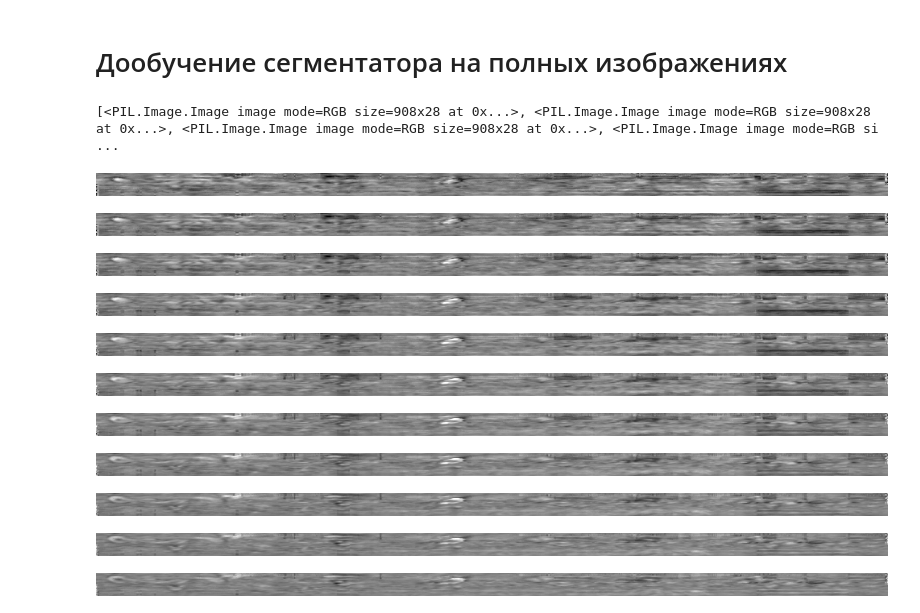
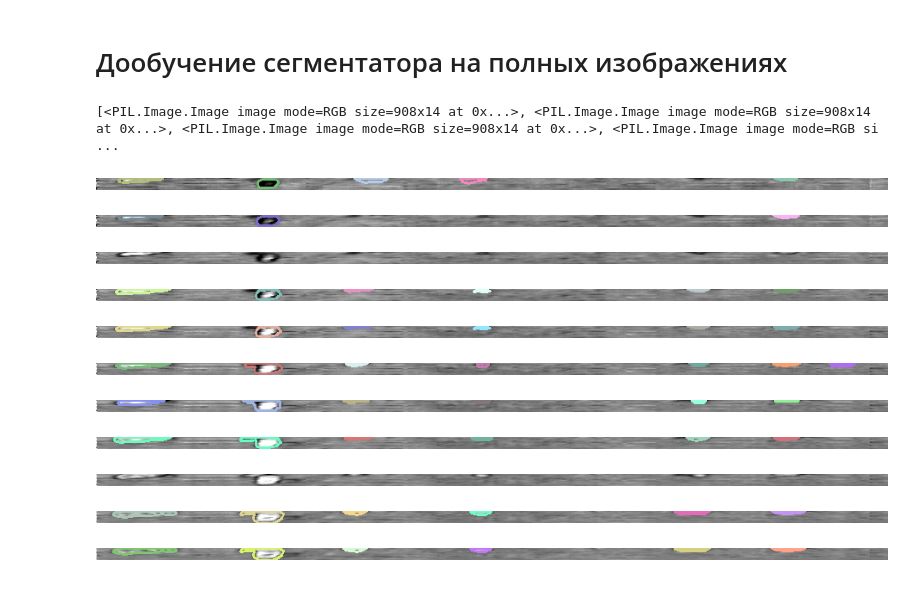
Before and after one commit to EHAT32/manioka, a Jupyter notebook: finetune_seg.ipynb, the cells around one changed output. Cells and saved outputs as stored; diff of their text form; code cells hidden in the pictures.

```diff
--- a/finetune_seg.ipynb
+++ b/finetune_seg.ipynb
@@ -36,24 +36,25 @@ dataset = RootVolumeDataset(csv_path=train_path,
                             target_height=params['height'],
                             label_root="train_labels/",
                             device=device,
-                            pre_segment=False)
+                            pre_segment=False,
+                            full_img=False)
 # %%
 print(dataset[0]["images"])
 # %% [output]
-[<PIL.Image.Image image mode=RGB size=908x28 at 0x...>, <PIL.Image.Image image mode=RGB size=908x28 at 0x...>, <PIL.Image.Image image mode=RGB size=908x28 at 0x...>, <PIL.Image.Image image mode=RGB si ...
+[<PIL.Image.Image image mode=RGB size=908x14 at 0x...>, <PIL.Image.Image image mode=RGB size=908x14 at 0x...>, <PIL.Image.Image image mode=RGB size=908x14 at 0x...>, <PIL.Image.Image image mode=RGB si ...
 # %%
-imgs = dataset[60]["images"]
+imgs = dataset[23]["images"]
 for image in imgs:
     display(image)
 # %% [output]
-[figure, old version]
+[figure, new version]
-[figure, old version]
+[figure, new version]
-[figure, old version]
+[figure, new version]
-[figure, old version]
+[figure, new version]
-[figure, old version]
+[figure, new version]
-[figure, old version]
+[figure, new version]
-[figure, old version]
+[figure, new version]
-[figure, old version]
+[figure, new version]
-[figure, old version]
+[figure, new version]
-[figure, old version]
+[figure, new version]
-[figure, old version]
+[figure, new version]
```
Also changed, not shown: parts of 1 cell of this notebook.
